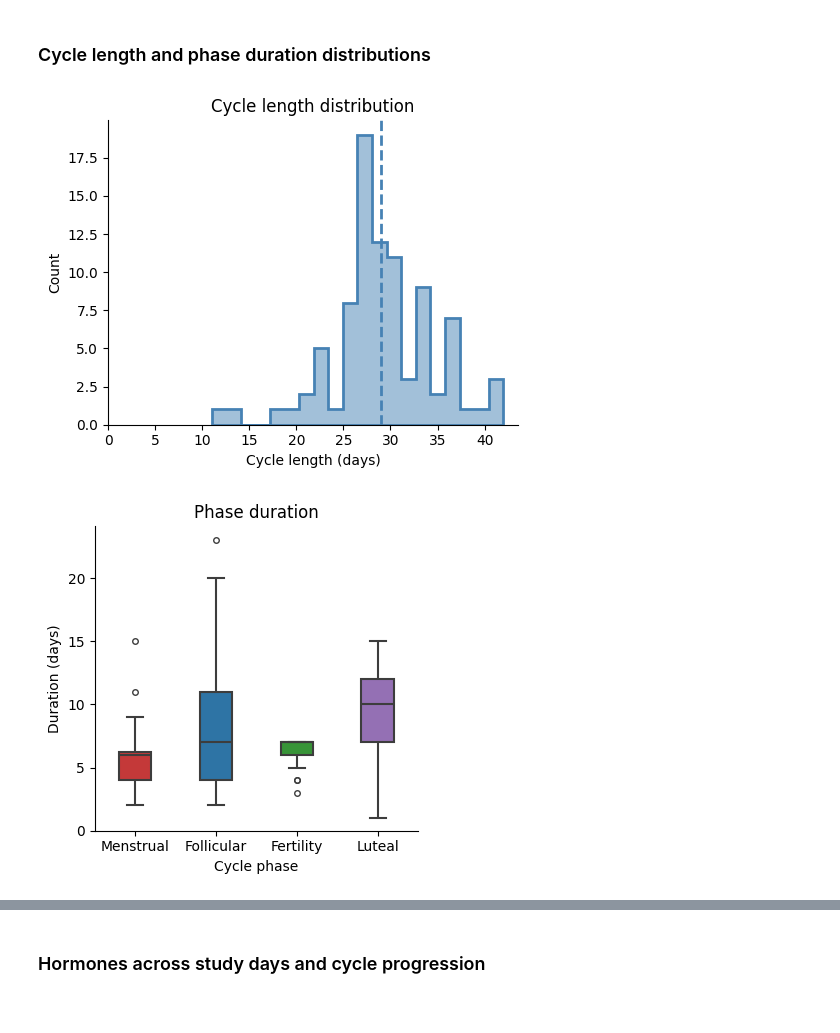
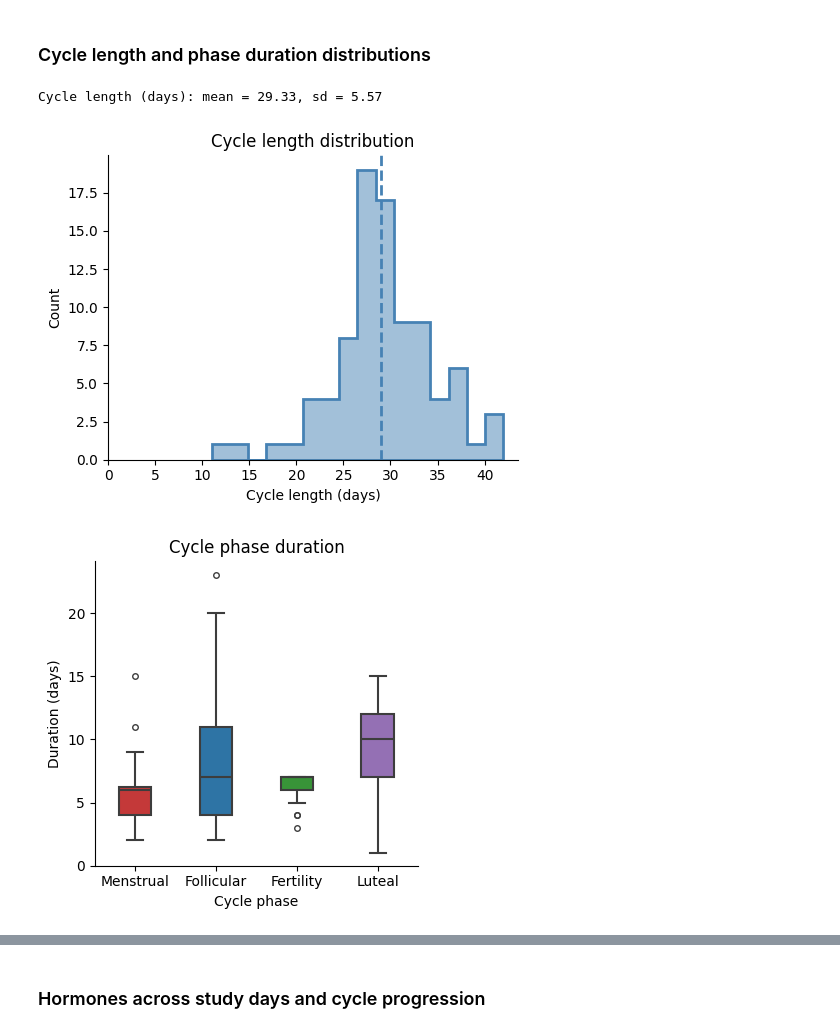
Before and after one commit to virginiacsn/cycle-tracking, a Jupyter notebook: notebooks/group-visualization.ipynb, the cells around one changed output, grey strips where cells are left out. Drawn from its saved outputs; the diff is of its cells as text; code cells hidden in the pictures.

```diff
--- a/notebooks/group-visualization.ipynb
+++ b/notebooks/group-visualization.ipynb
@@ -56,23 +58,25 @@ Complete cycles: 88  |  subjects: 37
 ### Cycle length and phase duration distributions
 # %%
 cycle_lengths = interday.groupby(["id", "cycle_id"])["cycle_day"].max()
+print(f"Cycle length (days): mean = {cycle_lengths.mean():0.2f}, sd = {cycle_lengths.std():0.2f}")
 
 fig, ax = plt.subplots(figsize=(5, 4))
-ax.hist(cycle_lengths, bins=20,
+ax.hist(cycle_lengths, bins=16,
         histtype="stepfilled",
         facecolor=mcolors.to_rgba("steelblue", alpha=0.5),
         edgecolor="steelblue",
         linewidth=2)
 ax.axvline(cycle_lengths.median(), color="steelblue", linewidth=2, linestyle="--")
 ax.set_xlabel("Cycle length (days)")
 ax.set_ylabel("Count")
 ax.spines[["top", "right"]].set_visible(False)
 ax.set_xlim(0, None)
 ax.set_title("Cycle length distribution")
 fig.tight_layout()
 plt.show()
 # %% [output]
+Cycle length (days): mean = 29.33, sd = 5.57
-[figure, old version]
+[figure, new version]
 # %%
 phase_dur = (
     interday.dropna(subset=["phase"])
@@ -91,8 +95,8 @@ ax.set_xlabel("Cycle phase")
 ax.set_ylabel("Duration (days)")
 ax.set_ylim(0, None)
 ax.spines[["top", "right"]].set_visible(False)
-ax.set_title("Phase duration")
+ax.set_title("Cycle phase duration")
 fig.tight_layout()
 plt.show()
 # %% [output]
-[figure, old version]
+[figure, new version]
```
Also changed, not shown: parts of 5 cells of this notebook.
